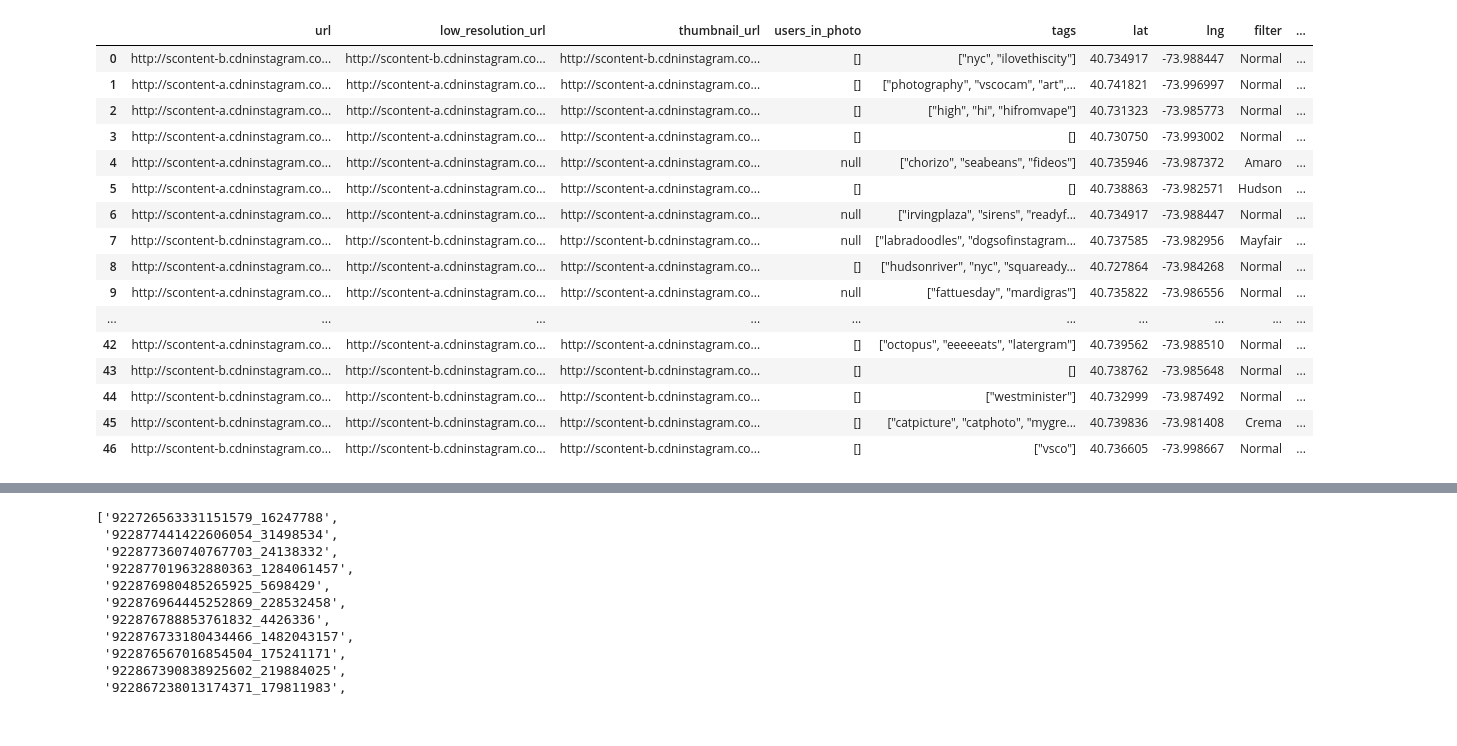
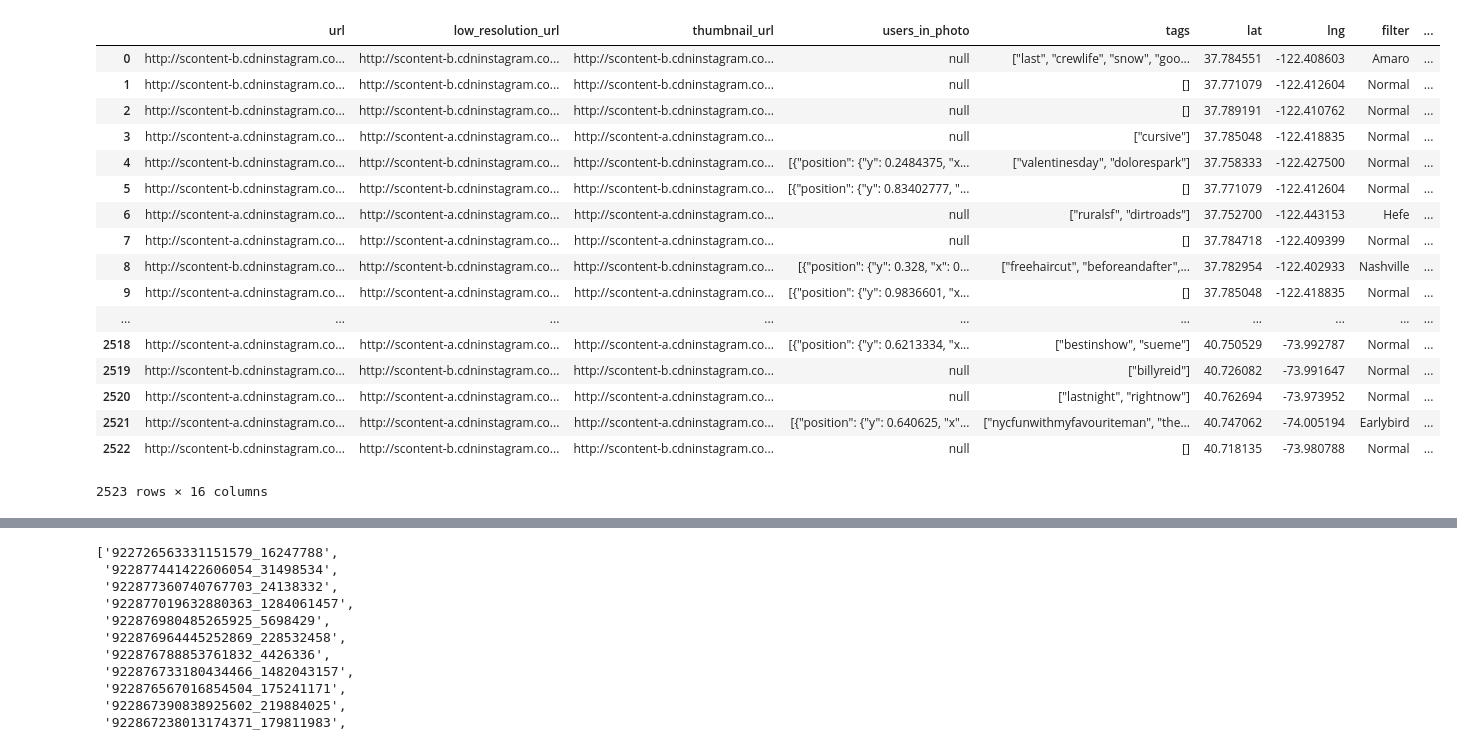
Before and after one commit to andrewjtimmons/selfieexpression, a Jupyter notebook: 4th test db to df.ipynb, the cells around one changed output, grey strips where cells are left out. Saved outputs shown, nothing was run; the diff lists cells and outputs as text; code cells hidden in the pictures.

```diff
--- a/4th test db to df.ipynb
+++ b/4th test db to df.ipynb
@@ -21,26 +22,27 @@ def create_opencv_image_from_url(url, cv2_img_flag=0):
 conn = sqlite3.connect("face.db")
 c = conn.cursor()
 # %%
-df = pd.read_sql("SELECT * from images_to_get", conn)
+df = pd.read_sql("SELECT * from images", conn)
 df
 # %% [output]
 |  | url | low_resolution_url | thumbnail_url | users_in_photo | tags | lat | lng | filter | ... |
-| 0 | http://scontent-b.cdninstagram.co... | http://scontent-b.cdninstagram.co... | http://scontent-b.cdninstagram.co... | [] | ["nyc", "ilovethiscity"] | 40.734917 | -73.988447 | Normal | ... |
-| 1 | http://scontent-a.cdninstagram.co... | http://scontent-a.cdninstagram.co... | http://scontent-a.cdninstagram.co... | [] | ["photography", "vscocam", "art",... | 40.741821 | -73.996997 | Normal | ... |
-| 2 | http://scontent-a.cdninstagram.co... | http://scontent-a.cdninstagram.co... | http://scontent-a.cdninstagram.co... | [] | ["high", "hi", "hifromvape"] | 40.731323 | -73.985773 | Normal | ... |
-| 3 | http://scontent-a.cdninstagram.co... | http://scontent-a.cdninstagram.co... | http://scontent-a.cdninstagram.co... | [] | [] | 40.730750 | -73.993002 | Normal | ... |
-| 4 | http://scontent-a.cdninstagram.co... | http://scontent-a.cdninstagram.co... | http://scontent-a.cdninstagram.co... | null | ["chorizo", "seabeans", "fideos"] | 40.735946 | -73.987372 | Amaro | ... |
-| 5 | http://scontent-a.cdninstagram.co... | http://scontent-a.cdninstagram.co... | http://scontent-a.cdninstagram.co... | [] | [] | 40.738863 | -73.982571 | Hudson | ... |
-| 6 | http://scontent-a.cdninstagram.co... | http://scontent-a.cdninstagram.co... | http://scontent-a.cdninstagram.co... | null | ["irvingplaza", "sirens", "readyf... | 40.734917 | -73.988447 | Normal | ... |
-| 7 | http://scontent-b.cdninstagram.co... | http://scontent-b.cdninstagram.co... | http://scontent-b.cdninstagram.co... | null | ["labradoodles", "dogsofinstagram... | 40.737585 | -73.982956 | Mayfair | ... |
-| 8 | http://scontent-a.cdninstagram.co... | http://scontent-a.cdninstagram.co... | http://scontent-a.cdninstagram.co... | [] | ["hudsonriver", "nyc", "squaready... | 40.727864 | -73.984268 | Normal | ... |
-| 9 | http://scontent-a.cdninstagram.co... | http://scontent-a.cdninstagram.co... | http://scontent-a.cdninstagram.co... | null | ["fattuesday", "mardigras"] | 40.735822 | -73.986556 | Normal | ... |
+| 0 | http://scontent-b.cdninstagram.co... | http://scontent-b.cdninstagram.co... | http://scontent-b.cdninstagram.co... | null | ["last", "crewlife", "snow", "goo... | 37.784551 | -122.408603 | Amaro | ... |
+| 1 | http://scontent-b.cdninstagram.co... | http://scontent-b.cdninstagram.co... | http://scontent-b.cdninstagram.co... | null | [] | 37.771079 | -122.412604 | Normal | ... |
+| 2 | http://scontent-b.cdninstagram.co... | http://scontent-b.cdninstagram.co... | http://scontent-b.cdninstagram.co... | null | [] | 37.789191 | -122.410762 | Normal | ... |
+| 3 | http://scontent-a.cdninstagram.co... | http://scontent-a.cdninstagram.co... | http://scontent-a.cdninstagram.co... | null | ["cursive"] | 37.785048 | -122.418835 | Normal | ... |
+| 4 | http://scontent-b.cdninstagram.co... | http://scontent-b.cdninstagram.co... | http://scontent-b.cdninstagram.co... | [{"position": {"y": 0.2484375, "x... | ["valentinesday", "dolorespark"] | 37.758333 | -122.427500 | Normal | ... |
+| 5 | http://scontent-b.cdninstagram.co... | http://scontent-b.cdninstagram.co... | http://scontent-b.cdninstagram.co... | [{"position": {"y": 0.83402777, "... | [] | 37.771079 | -122.412604 | Normal | ... |
+| 6 | http://scontent-a.cdninstagram.co... | http://scontent-a.cdninstagram.co... | http://scontent-a.cdninstagram.co... | null | ["ruralsf", "dirtroads"] | 37.752700 | -122.443153 | Hefe | ... |
+| 7 | http://scontent-a.cdninstagram.co... | http://scontent-a.cdninstagram.co... | http://scontent-a.cdninstagram.co... | null | [] | 37.784718 | -122.409399 | Normal | ... |
+| 8 | http://scontent-b.cdninstagram.co... | http://scontent-b.cdninstagram.co... | http://scontent-b.cdninstagram.co... | [{"position": {"y": 0.328, "x": 0... | ["freehaircut", "beforeandafter",... | 37.782954 | -122.402933 | Nashville | ... |
+| 9 | http://scontent-a.cdninstagram.co... | http://scontent-a.cdninstagram.co... | http://scontent-a.cdninstagram.co... | [{"position": {"y": 0.9836601, "x... | [] | 37.785048 | -122.418835 | Normal | ... |
 | ... | ... | ... | ... | ... | ... | ... | ... | ... | ... |
-| 42 | http://scontent-a.cdninstagram.co... | http://scontent-a.cdninstagram.co... | http://scontent-a.cdninstagram.co... | [] | ["octopus", "eeeeeats", "latergram"] | 40.739562 | -73.988510 | Normal | ... |
-| 43 | http://scontent-b.cdninstagram.co... | http://scontent-b.cdninstagram.co... | http://scontent-b.cdninstagram.co... | [] | [] | 40.738762 | -73.985648 | Normal | ... |
-| 44 | http://scontent-b.cdninstagram.co... | http://scontent-b.cdninstagram.co... | http://scontent-b.cdninstagram.co... | [] | ["westminister"] | 40.732999 | -73.987492 | Normal | ... |
-| 45 | http://scontent-b.cdninstagram.co... | http://scontent-b.cdninstagram.co... | http://scontent-b.cdninstagram.co... | [] | ["catpicture", "catphoto", "mygre... | 40.739836 | -73.981408 | Crema | ... |
-| 46 | http://scontent-b.cdninstagram.co... | http://scontent-b.cdninstagram.co... | http://scontent-b.cdninstagram.co... | [] | ["vsco"] | 40.736605 | -73.998667 | Normal | ... |
+| 2518 | http://scontent-a.cdninstagram.co... | http://scontent-a.cdninstagram.co... | http://scontent-a.cdninstagram.co... | [{"position": {"y": 0.6213334, "x... | ["bestinshow", "sueme"] | 40.750529 | -73.992787 | Normal | ... |
+| 2519 | http://scontent-b.cdninstagram.co... | http://scontent-b.cdninstagram.co... | http://scontent-b.cdninstagram.co... | null | ["billyreid"] | 40.726082 | -73.991647 | Normal | ... |
+| 2520 | http://scontent-a.cdninstagram.co... | http://scontent-a.cdninstagram.co... | http://scontent-a.cdninstagram.co... | null | ["lastnight", "rightnow"] | 40.762694 | -73.973952 | Normal | ... |
+| 2521 | http://scontent-a.cdninstagram.co... | http://scontent-a.cdninstagram.co... | http://scontent-a.cdninstagram.co... | [{"position": {"y": 0.640625, "x"... | ["nycfunwithmyfavouriteman", "the... | 40.747062 | -74.005194 | Earlybird | ... |
+| 2522 | http://scontent-b.cdninstagram.co... | http://scontent-b.cdninstagram.co... | http://scontent-b.cdninstagram.co... | null | [] | 40.718135 | -73.980788 | Normal | ... |
+2523 rows × 16 columns
 # %%
 imgURL = df.loc[2, 'url']
 img = create_opencv_image_from_url(imgURL, cv2_img_flag=1)
```
Also changed, not shown: parts of 6 cells of this notebook, 6 other files.
